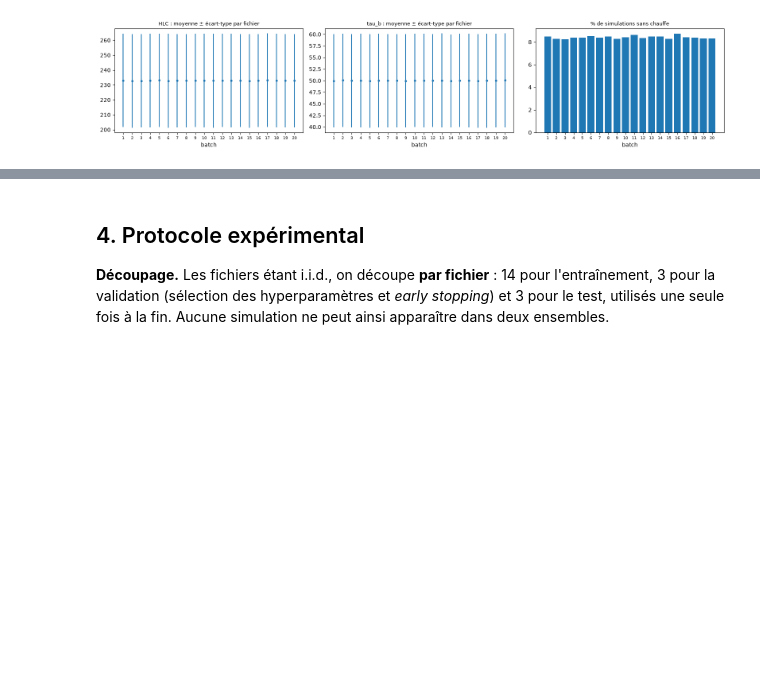
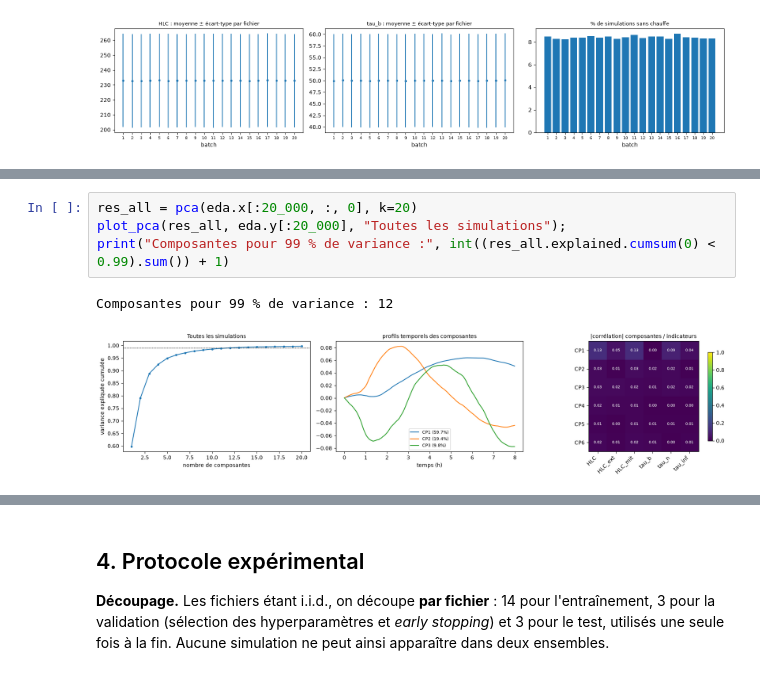
Before and after one commit to Fareshd049/coenergy-assessment, a Jupyter notebook: notebooks/report.ipynb, the cells around one changed output, grey strips where cells are left out. Saved outputs shown, nothing was run; the diff lists cells and outputs as text; blank space fills up the shorter version.

```diff
--- a/notebooks/report.ipynb
+++ b/notebooks/report.ipynb
@@ -258,0 +447,7 @@ Les 20 fichiers sont **statistiquement indiscernables** : la moyenne du HLC vari
+# %%
+res_all = pca(eda.x[:20_000, :, 0], k=20)
+plot_pca(res_all, eda.y[:20_000], "Toutes les simulations");
+print("Composantes pour 99 % de variance :", int((res_all.explained.cumsum(0) < 0.99).sum()) + 1)
+# %% [output]
+Composantes pour 99 % de variance : 12
+[figure, added]
```
Also changed, not shown: parts of 18 cells of this notebook, 4 other files.
